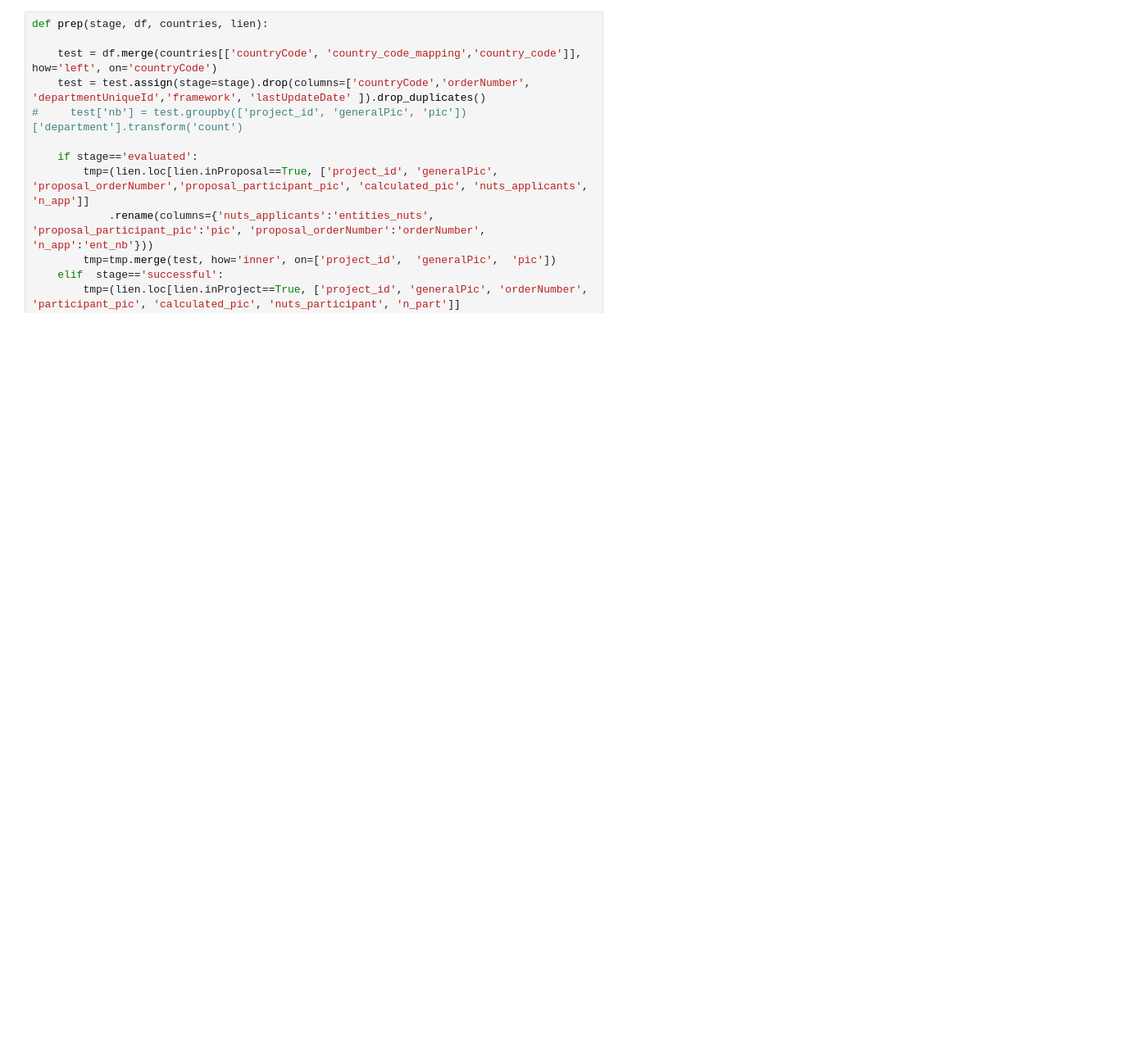
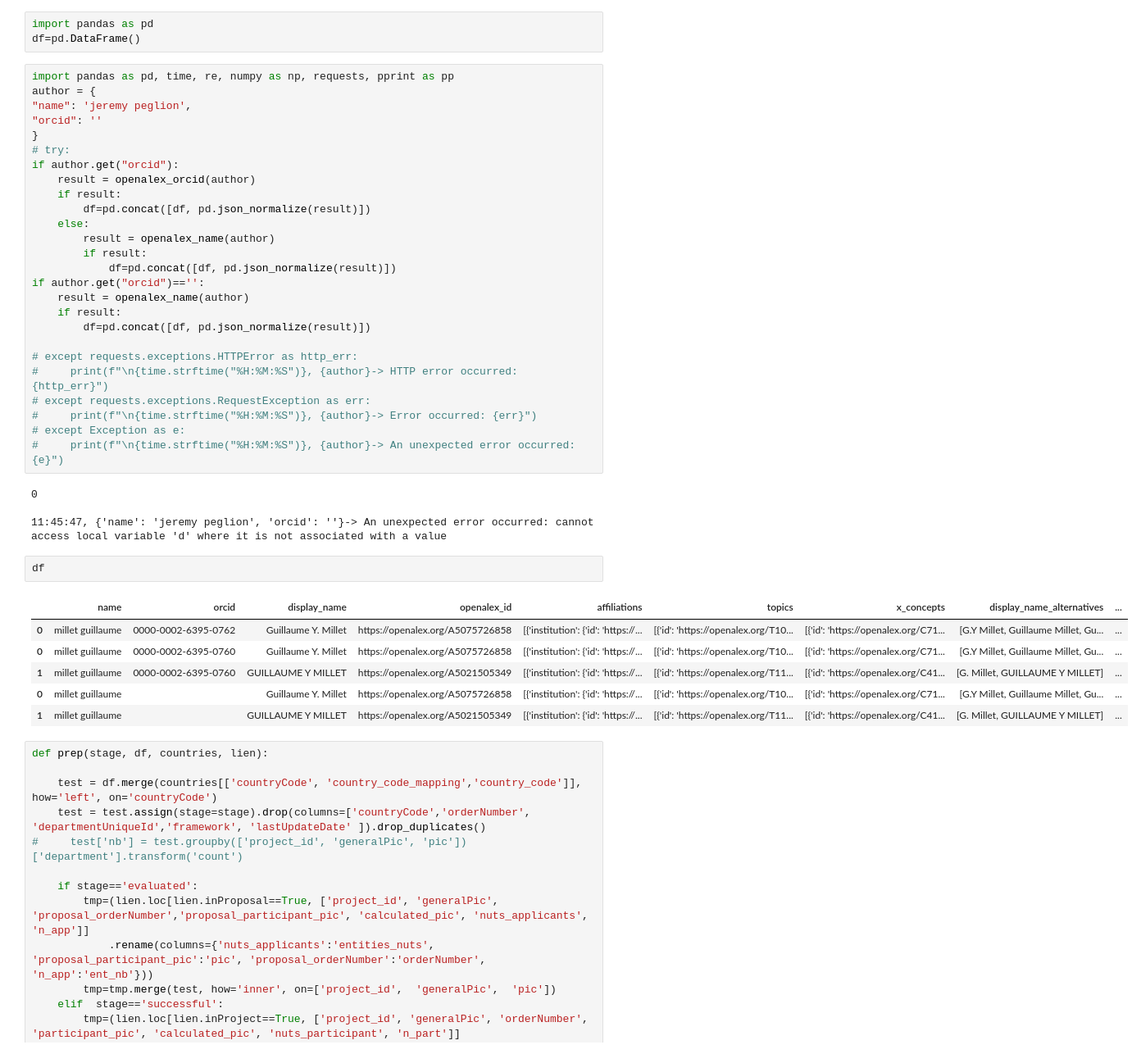
Before and after one commit to dataesr/pcri, a Jupyter notebook: test.ipynb, the cells around one changed output. Shown: that part at 82% size. Drawn from its saved outputs; the diff is of its cells as text; blank space fills up the shorter version.

Commit message:
fix openalex api

```diff
--- a/test.ipynb
+++ b/test.ipynb
@@ -31,3 +49,45 @@ print(f"size pp_part: {len(pp_part)}")
+# %%
+import pandas as pd
+df=pd.DataFrame()
+# %%
+import pandas as pd, time, re, numpy as np, requests, pprint as pp
+author = {
+"name": 'jeremy peglion',
+"orcid": ''
+}
+# try:
+if author.get("orcid"):
+    result = openalex_orcid(author)
+    if result:
+        df=pd.concat([df, pd.json_normalize(result)])
+    else:
+        result = openalex_name(author)
+        if result:
+            df=pd.concat([df, pd.json_normalize(result)])
+if author.get("orcid")=='':
+    result = openalex_name(author)
+    if result:
+        df=pd.concat([df, pd.json_normalize(result)])
+
+# except requests.exceptions.HTTPError as http_err:
+#     print(f"\n{time.strftime("%H:%M:%S")}, {author}-> HTTP error occurred: {http_err}")
+# except requests.exceptions.RequestException as err:
+#     print(f"\n{time.strftime("%H:%M:%S")}, {author}-> Error occurred: {err}")
+# except Exception as e:
+#     print(f"\n{time.strftime("%H:%M:%S")}, {author}-> An unexpected error occurred: {e}")
+# %% [output]
+0
+
+11:45:47, {'name': 'jeremy peglion', 'orcid': ''}-> An unexpected error occurred: cannot access local variable 'd' where it is not associated with a value
+# %%
+df
+# %% [output]
+|  | name | orcid | display_name | openalex_id | affiliations | topics | x_concepts | display_name_alternatives | ... |
+| 0 | millet guillaume | 0000-0002-6395-0762 | Guillaume Y. Millet | https://openalex.org/A5075726858 | [{'institution': {'id': 'https://... | [{'id': 'https://openalex.org/T10... | [{'id': 'https://openalex.org/C71... | [G.Y Millet, Guillaume Millet, Gu... | ... |
+| 0 | millet guillaume | 0000-0002-6395-0760 | Guillaume Y. Millet | https://openalex.org/A5075726858 | [{'institution': {'id': 'https://... | [{'id': 'https://openalex.org/T10... | [{'id': 'https://openalex.org/C71... | [G.Y Millet, Guillaume Millet, Gu... | ... |
+| 1 | millet guillaume | 0000-0002-6395-0760 | GUILLAUME Y MILLET | https://openalex.org/A5021505349 | [{'institution': {'id': 'https://... | [{'id': 'https://openalex.org/T11... | [{'id': 'https://openalex.org/C41... | [G. Millet, GUILLAUME Y MILLET] | ... |
+| 0 | millet guillaume |  | Guillaume Y. Millet | https://openalex.org/A5075726858 | [{'institution': {'id': 'https://... | [{'id': 'https://openalex.org/T10... | [{'id': 'https://openalex.org/C71... | [G.Y Millet, Guillaume Millet, Gu... | ... |
+| 1 | millet guillaume |  | GUILLAUME Y MILLET | https://openalex.org/A5021505349 | [{'institution': {'id': 'https://... | [{'id': 'https://openalex.org/T11... | [{'id': 'https://openalex.org/C41... | [G. Millet, GUILLAUME Y MILLET] | ... |
 # %%
 def prep(stage, df, countries, lien):
 
```
Also changed, not shown: parts of 3 cells of this notebook, 2 other files.
